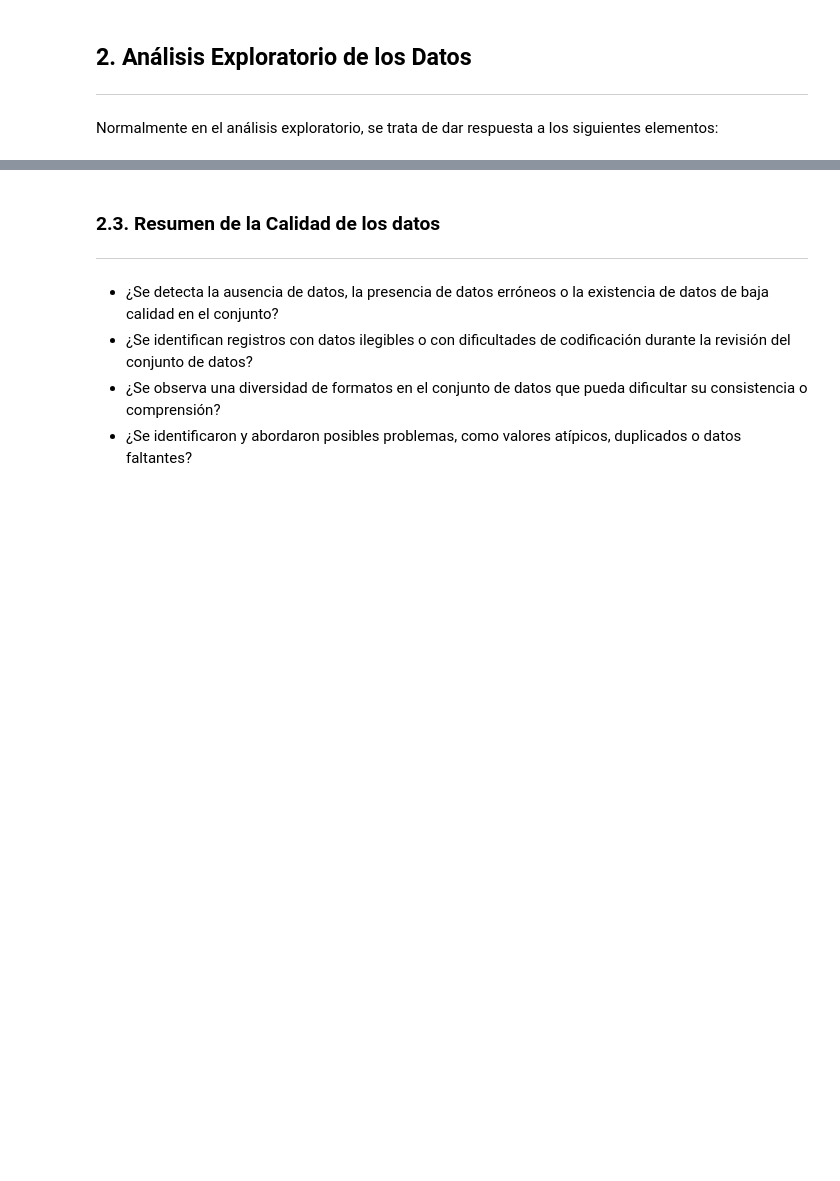
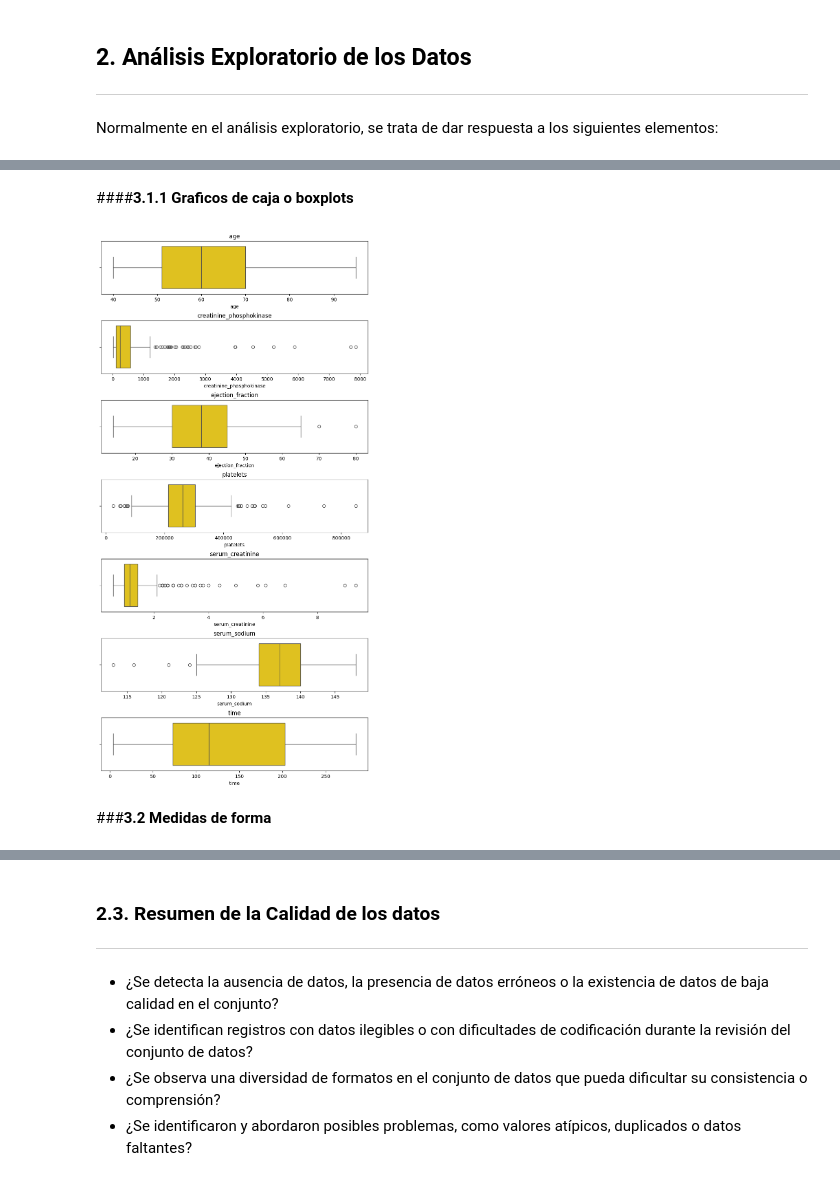
Before and after one commit to Robert-Gomez-AI/HeartFailure, a Jupyter notebook: Fase_2_Entendimiento_de_los_datos.ipynb, the cells around one changed output, grey strips where cells are left out. Saved outputs shown, nothing was run; the diff lists cells and outputs as text; code cells hidden in the pictures; blank space fills up the shorter version.

```diff
--- a/Fase_2_Entendimiento_de_los_datos.ipynb
+++ b/Fase_2_Entendimiento_de_los_datos.ipynb
@@ -25,3 +40,6 @@ Proporcione únicamente el código de Python necesario para descargar el conjunt
+# %%
+#Lectura de los datos
+df=pd.read_csv('heart_failure_clinical_records_dataset.csv')
 # %% [markdown]
 ## **2. Análisis Exploratorio de los Datos**
 ---
@@ -29,0 +96,20 @@ Normalmente en el análisis exploratorio, se trata de dar respuesta a los siguie
+# %%
+def identificar_dtypes(df):
+  '''
+  Esta función detecta las variables consideradas como categoricas y cuantitativas en este set especifico
+  La función retorna dos listas, cada una agrupando las variables del dataframe
+  La función solo identifica las variables categoricas para este tipo de dataset en el cual solo tienen dos valores: [0,1]
+  '''
+  variables_categoricas=[]
+  variables_cuantitativas=[]
+  for col in df.columns:
+    if set(df[col].unique())==set([0,1]):
+      variables_categoricas.append(col)
+    elif pd.api.types.is_numeric_dtype(df[col]):
+      variables_cuantitativas.append(col)
+    else:
+      print(f'La variable {col} no ha sido identificada')
+  return variables_categoricas,variables_cuantitativas
+# %%
+variables_categoricas,variables_cuantitativas=identificar_dtypes(df)
+print(f'Variables categoricas: {variables_categoricas}.\n\nVariables cuantitativas: {variables_cuantitativas}')
@@ -49,0 +189,14 @@ Describa el conjunto de datos por medio de estadística descriptiva, aportando i
+# %% [markdown]
+####**3.1.1 Graficos de caja o boxplots**
+# %%
+#Boxplots para identificar outliers
+fig, ax = plt.subplots(nrows=7, ncols=1, figsize=(10,20))
+fig.subplots_adjust(hspace=0.5)
+
+for i, col in enumerate(variables_cuantitativas):
+    sns.boxplot(x=col, data=df, ax=ax[i],color='gold')
+    ax[i].set_title(col)
+# %% [output]
+[figure, added]
+# %% [markdown]
+###**3.2 Medidas de forma**
```
Also changed, not shown: parts of 26 cells of this notebook.
